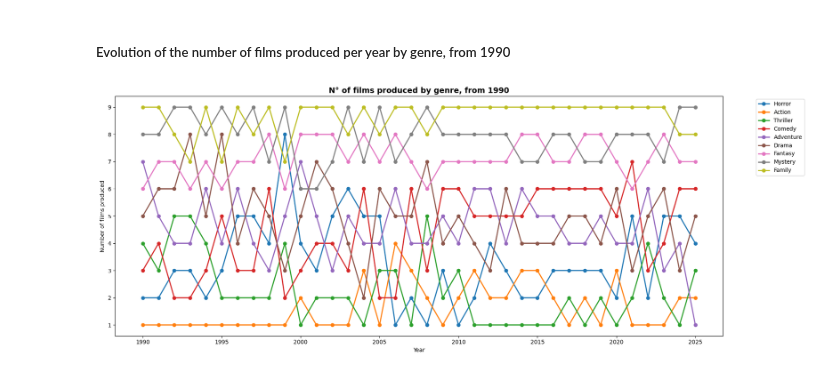
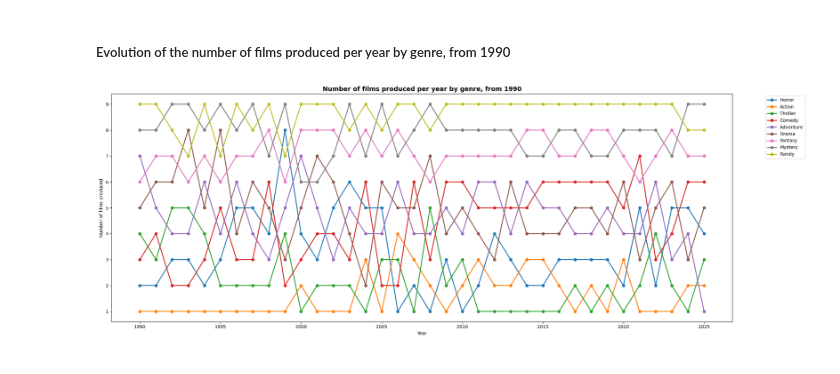
Before and after one commit to josekawan1/Data-Analysis, a Jupyter notebook: data_analysis_IMDB.ipynb, the cells around one changed output. Drawn from its saved outputs; the diff is of its cells as text; code cells hidden in the pictures.

```diff
--- a/data_analysis_IMDB.ipynb
+++ b/data_analysis_IMDB.ipynb
@@ -1254,31 +1290,31 @@ Passing `palette` without assigning `hue` is deprecated and will be removed in v
 # %%
 all_genres = imdb_finaldt['Genres'].str.split(', ').explode().reset_index(drop=True)
 years_exploded = imdb_finaldt['Year'].repeat(imdb_finaldt['Genres'].str.count(',') + 1).reset_index(drop=True)
 
 df_genres_year = pd.DataFrame({'Genre': all_genres,'Year': years_exploded})
 
 top15_genres = df_genres_year['Genre'].value_counts().nlargest(10).index   # 10 most frequent genres
 top15_genres = top15_genres.drop("Sci-Fi")   # remove sci fi
 
 df_top15 = df_genres_year[df_genres_year['Genre'].isin(top15_genres)]
 df_top15 = df_top15[df_top15['Year'] >= 1990]           # from 1990
 genre_year_counts = (df_top15.groupby(['Year','Genre']).size().reset_index(name='Count'))  # number of films by year and gente
 genre_year_counts['Rank'] = genre_year_counts.groupby('Year')['Count'] \
     .rank(method='first', ascending=False)
 genre_year_counts = genre_year_counts[genre_year_counts['Rank'] <= 10]
 
 
-plt.figure(figsize=(18,7))
+fig20, ax = plt.subplots(figsize=(22,8))
 
 for genre in top15_genres:
     data = genre_year_counts[genre_year_counts['Genre'] == genre]
     plt.plot(data['Year'], data['Rank'], marker='o', label=genre, linewidth=2)
 
 plt.xlabel("Year")
 plt.ylabel("Number of films produced")
-plt.title("N° of films produced by genre, from 1990", fontsize=14, fontweight='bold')
+plt.title("Number of films produced per year by genre, from 1990", fontsize=14, fontweight='bold')
 plt.legend(bbox_to_anchor=(1.05, 1), loc='upper left')
 plt.tight_layout()
 plt.show()
 # %% [output]
-[figure, old version]
+[figure, new version]
```
Also changed, not shown: parts of 43 cells of this notebook.
